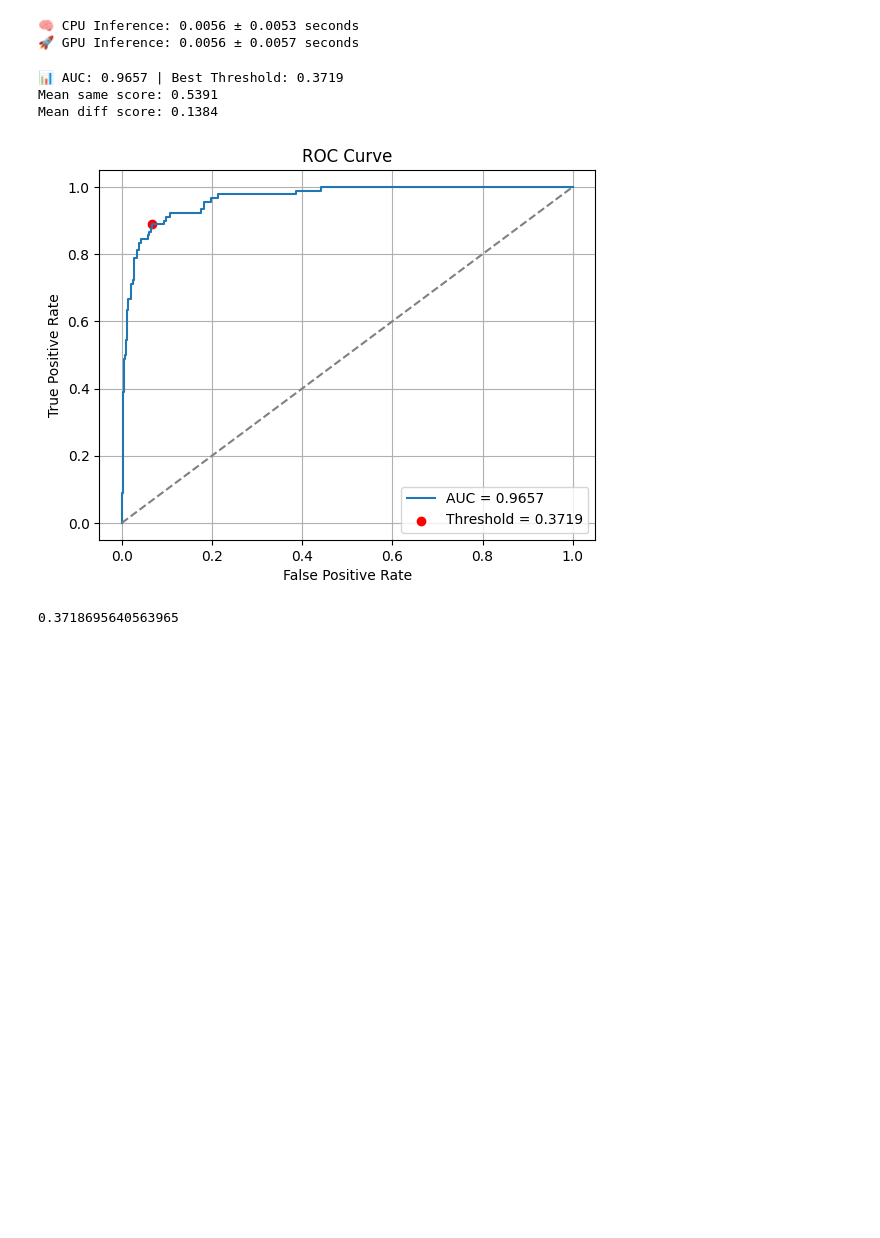
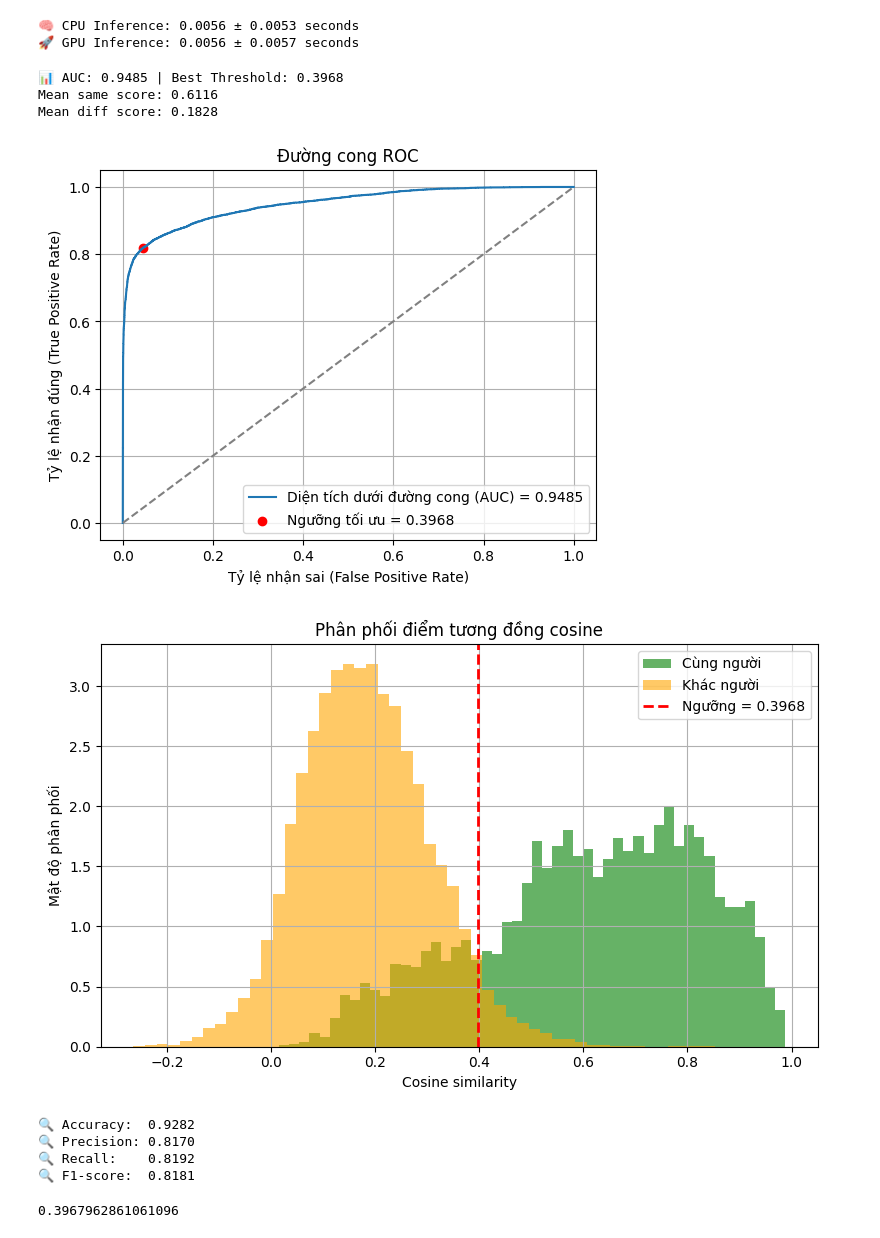
Before and after one commit to NLT22/DATN, a Jupyter notebook: test_perform.ipynb, the cells around one changed output. Saved outputs shown, nothing was run; the diff lists cells and outputs as text; code cells hidden in the pictures; blank space fills up the shorter version.

```diff
--- a/test_perform.ipynb
+++ b/test_perform.ipynb
@@ -142,6 +142,7 @@ from retinaface import RetinaFace
 from sklearn.metrics.pairwise import cosine_similarity
 import onnxruntime
 import cv2
+from sklearn.metrics import accuracy_score, precision_score, recall_score, f1_score
 
 
 def detect_and_align_face(img_path, target_size=(112, 112)):
@@ -217,42 +218,75 @@ def evaluate_threshold_roc(model_path, root_dir):
                     score = compute_similarity(emb1, emb2)
                     diff_scores.append(score)
 
     # Tổng hợp nhãn và điểm
     scores = same_scores + diff_scores
     labels = [1] * len(same_scores) + [0] * len(diff_scores)
 
     # ROC & AUC
     fpr, tpr, thresholds = roc_curve(labels, scores)
     roc_auc = auc(fpr, tpr)
     best_idx = np.argmax(tpr - fpr)
     best_threshold = thresholds[best_idx]
 
     # In kết quả
     print(f"\n📊 AUC: {roc_auc:.4f} | Best Threshold: {best_threshold:.4f}")
     print(f"Mean same score: {np.mean(same_scores):.4f}")
     print(f"Mean diff score: {np.mean(diff_scores):.4f}")
 
     # Vẽ ROC
     plt.figure()
-    plt.plot(fpr, tpr, label=f'AUC = {roc_auc:.4f}')
-    plt.scatter(fpr[best_idx], tpr[best_idx], color='red', label=f'Threshold = {best_threshold:.4f}')
+    plt.plot(fpr, tpr, label=f'Diện tích dưới đường cong (AUC) = {roc_auc:.4f}')
+    plt.scatter(fpr[best_idx], tpr[best_idx], color='red', label=f'Ngưỡng tối ưu = {best_threshold:.4f}')
     plt.plot([0, 1], [0, 1], '--', color='gray')
-    plt.title('ROC Curve')
-    plt.xlabel('False Positive Rate')
-    plt.ylabel('True Positive Rate')
+    plt.title('Đường cong ROC')
+    plt.xlabel('Tỷ lệ nhận sai (False Positive Rate)')
+    plt.ylabel('Tỷ lệ nhận đúng (True Positive Rate)')
     plt.legend()
     plt.grid()
     plt.show()
 
+    # Vẽ biểu đồ phân phối similarity
+    plt.figure(figsize=(8, 5))
+    plt.hist(same_scores, bins=50, alpha=0.6, label='Cùng người', color='green', density=True)
+    plt.hist(diff_scores, bins=50, alpha=0.6, label='Khác người', color='orange', density=True)
+    plt.axvline(best_threshold, color='red', linestyle='--', linewidth=2, label=f'Ngưỡng = {best_threshold:.4f}')
+    plt.title("Phân phối điểm tương đồng cosine")
+    plt.xlabel("Cosine similarity")
+    plt.ylabel("Mật độ phân phối")
+    plt.legend()
+    plt.grid(True)
+    plt.tight_layout()
+    plt.show()
+
+     # Dự đoán nhị phân theo threshold tối ưu
+    predictions = [1 if s >= best_threshold else 0 for s in scores]
+
+    # Tính các chỉ số phân loại
+    acc = accuracy_score(labels, predictions)
+    prec = precision_score(labels, predictions)
+    rec = recall_score(labels, predictions)
+    f1 = f1_score(labels, predictions)
+
+    # In kết quả đánh giá chi tiết
+    print(f"🔍 Accuracy:  {acc:.4f}")
+    print(f"🔍 Precision: {prec:.4f}")
+    print(f"🔍 Recall:    {rec:.4f}")
+    print(f"🔍 F1-score:  {f1:.4f}")
+
     return best_threshold
 
 evaluate_threshold_roc(
-    model_path="./models/edgeface_xs_gamma_06.onnx",
-    root_dir="C:/Users/Trung/Downloads/Camera Roll - Copy - Copy/"
+    model_path="./models/edgeface_s_gamma_05.onnx",
+    root_dir="C:/Users/Trung/Downloads/Camera Roll - Copy/"
 )
 # %% [output]
-📊 AUC: 0.9657 | Best Threshold: 0.3719
-Mean same score: 0.5391
-Mean diff score: 0.1384
+📊 AUC: 0.9485 | Best Threshold: 0.3968
+Mean same score: 0.6116
+Mean diff score: 0.1828
-[figure, old version]
+[figure, new version]
+[figure, added]
-0.3718695640563965
+🔍 Accuracy:  0.9282
+🔍 Precision: 0.8170
+🔍 Recall:    0.8192
+🔍 F1-score:  0.8181
+0.3967962861061096
```
Also changed, not shown: parts of 7 cells of this notebook, 4 other files.
